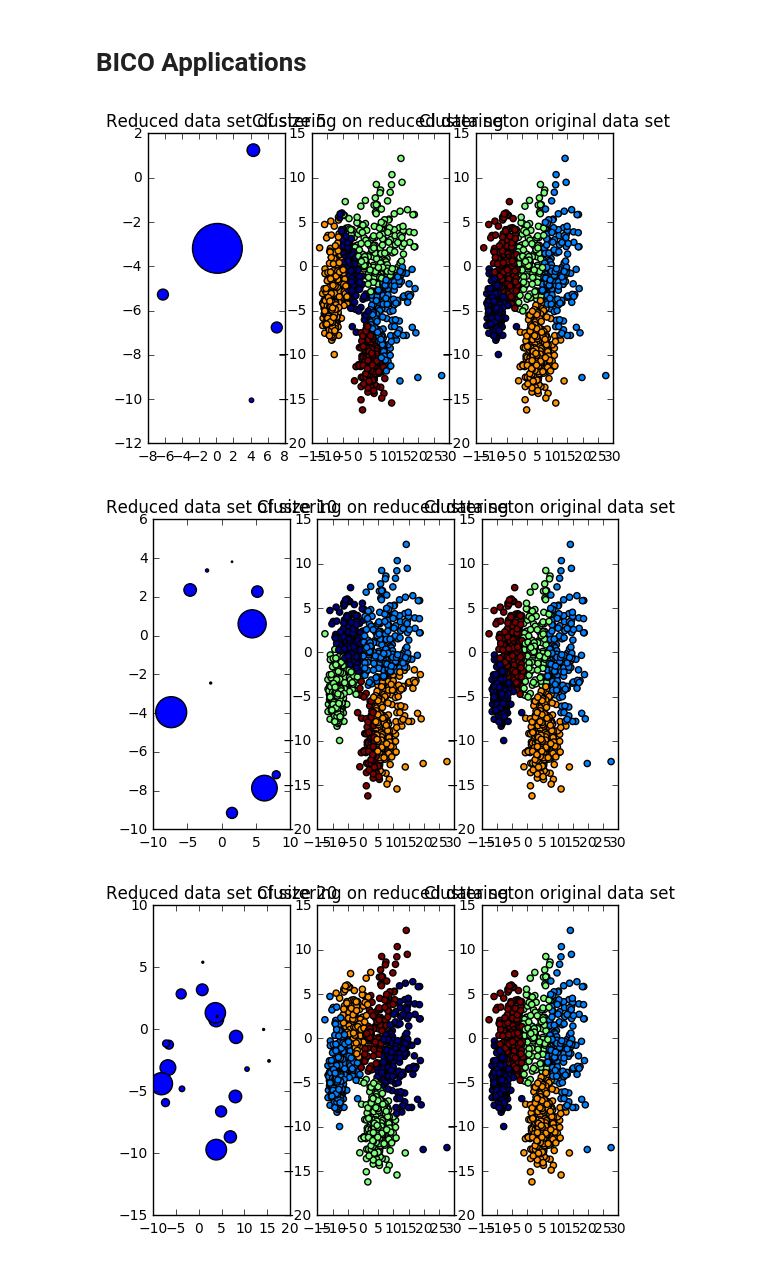
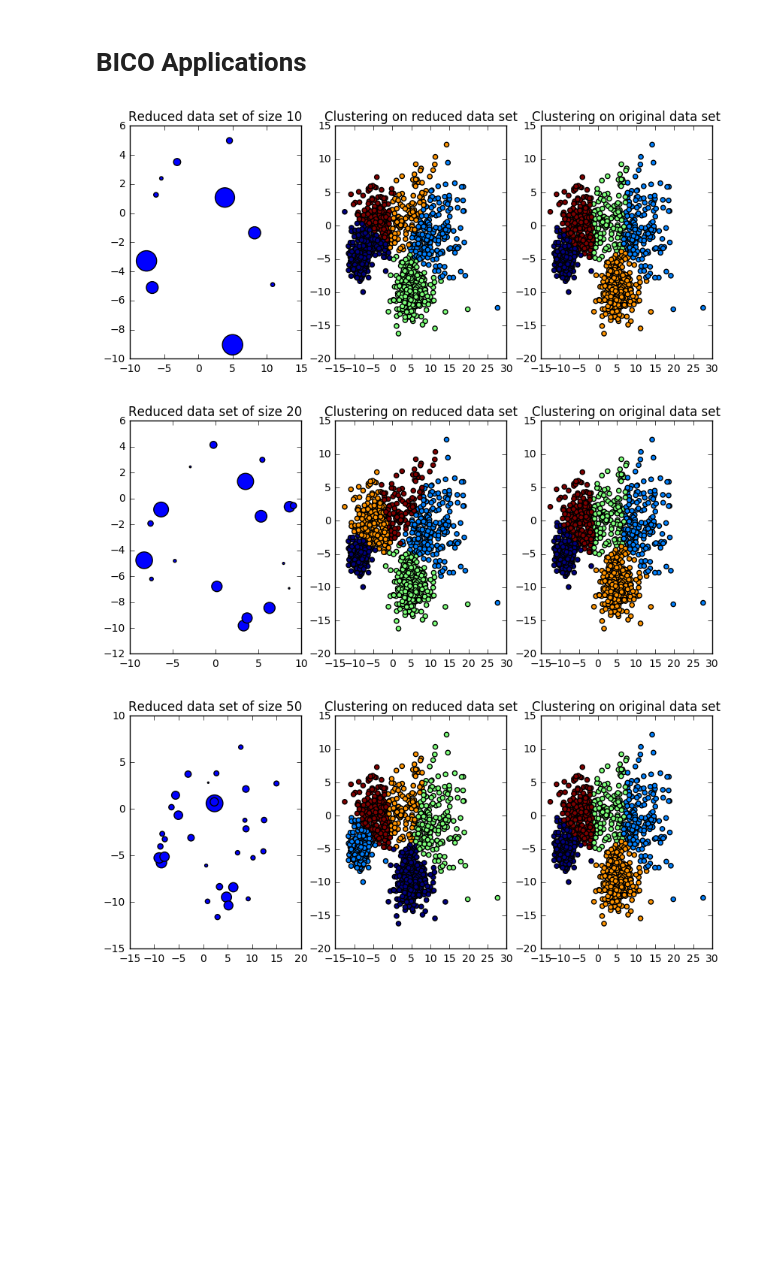
Before and after one commit to gallmerci/bico, a Jupyter notebook: examples/applications.ipynb, the cells around one changed output. Cells and saved outputs as stored; diff of their text form; code cells hidden in the pictures; blank space fills up the shorter version.

Commit message:
improve figure size format in ipython notebook

```diff
--- a/examples/applications.ipynb
+++ b/examples/applications.ipynb
@@ -53,10 +53,11 @@ def run_bico(size):
     plt.show()
 # %%
 %matplotlib inline
+plt.rcParams["figure.figsize"] = [10,4]
 
-for size in [5,10,20,50,100,200]:
+for size in [10,20,50,100,200]:
     run_bico(size)
 # %% [output]
-[figure, old version]
+[figure, new version]
-[figure, old version]
+[figure, new version]
-[figure, old version]
+[figure, new version]
```
Also changed, not shown: parts of 1 cell of this notebook.
